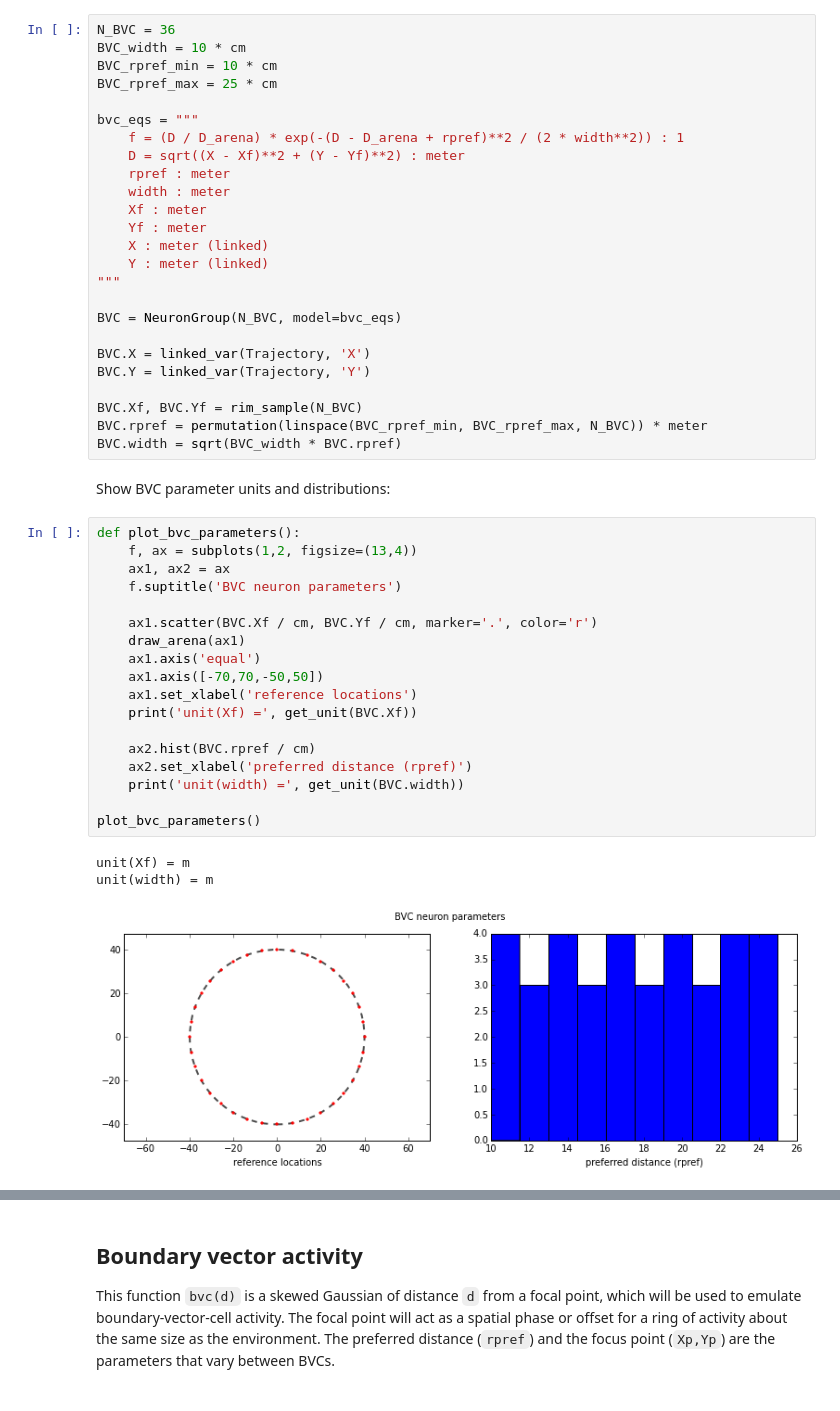
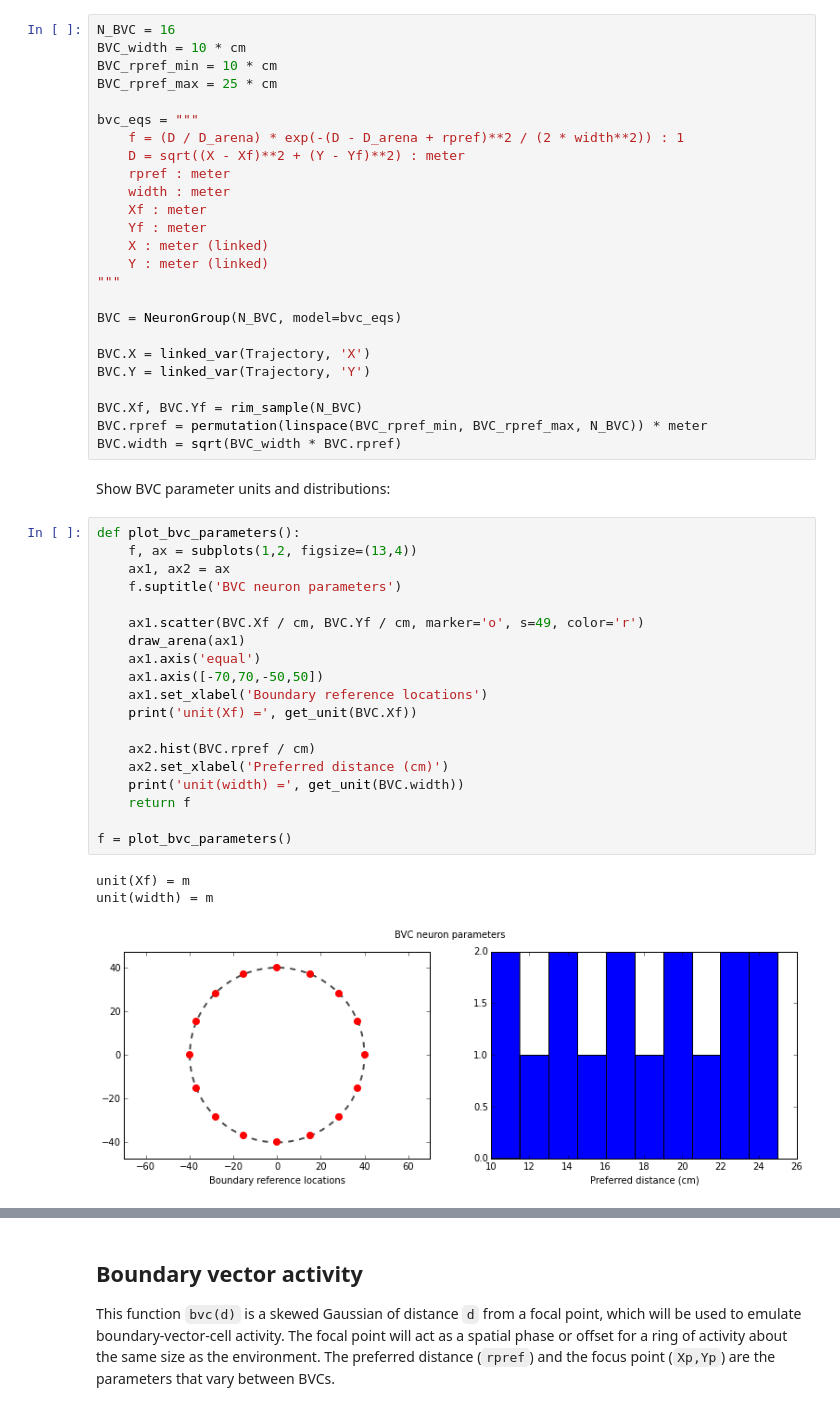
Before and after one commit to jdmonaco/lcomodel, a Jupyter notebook: notebooks/rate_bvc.ipynb, the cells around one changed output, grey strips where cells are left out. Drawn from its saved outputs; the diff is of its cells as text.

```diff
--- a/notebooks/rate_bvc.ipynb
+++ b/notebooks/rate_bvc.ipynb
@@ -25,7 +24,7 @@ import mpld3
 # %% [markdown]
 Set up the BVC neuron equations and group:
 # %%
-N_BVC = 36
+N_BVC = 16
 BVC_width = 10 * cm
 BVC_rpref_min = 10 * cm
 BVC_rpref_max = 25 * cm
@@ -54,22 +53,23 @@ Show BVC parameter units and distributions:
 # %%
 def plot_bvc_parameters():
     f, ax = subplots(1,2, figsize=(13,4))
     ax1, ax2 = ax
     f.suptitle('BVC neuron parameters')
 
-    ax1.scatter(BVC.Xf / cm, BVC.Yf / cm, marker='.', color='r')
+    ax1.scatter(BVC.Xf / cm, BVC.Yf / cm, marker='o', s=49, color='r')
     draw_arena(ax1)
     ax1.axis('equal')
     ax1.axis([-70,70,-50,50])
-    ax1.set_xlabel('reference locations')
+    ax1.set_xlabel('Boundary reference locations')
     print('unit(Xf) =', get_unit(BVC.Xf))
 
     ax2.hist(BVC.rpref / cm)
-    ax2.set_xlabel('preferred distance (rpref)')
+    ax2.set_xlabel('Preferred distance (cm)')
     print('unit(width) =', get_unit(BVC.width))
+    return f
 
-plot_bvc_parameters()
+f = plot_bvc_parameters()
 # %% [output]
 unit(Xf) = m
 unit(width) = m
-[figure, old version]
+[figure, new version]
```
Also changed, not shown: parts of 11 cells of this notebook, 10 other files.
